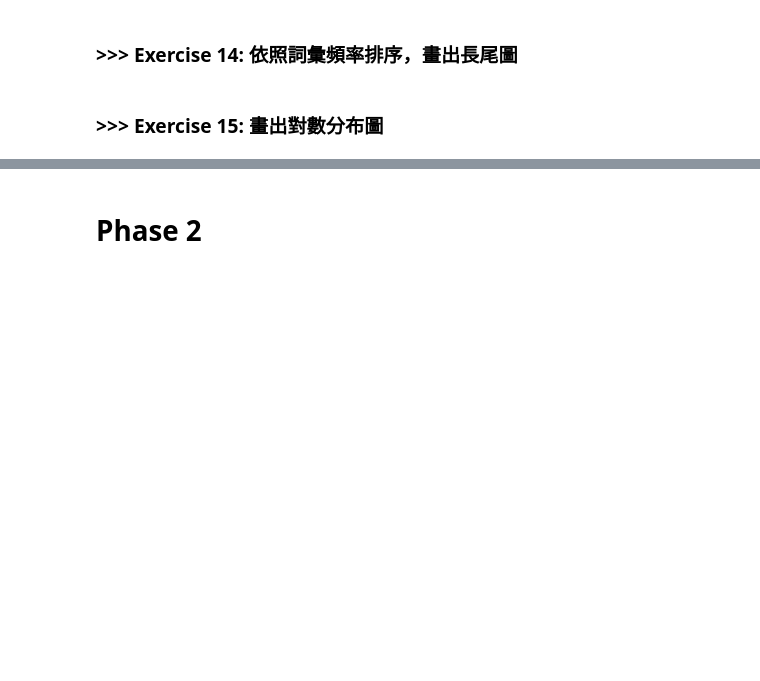
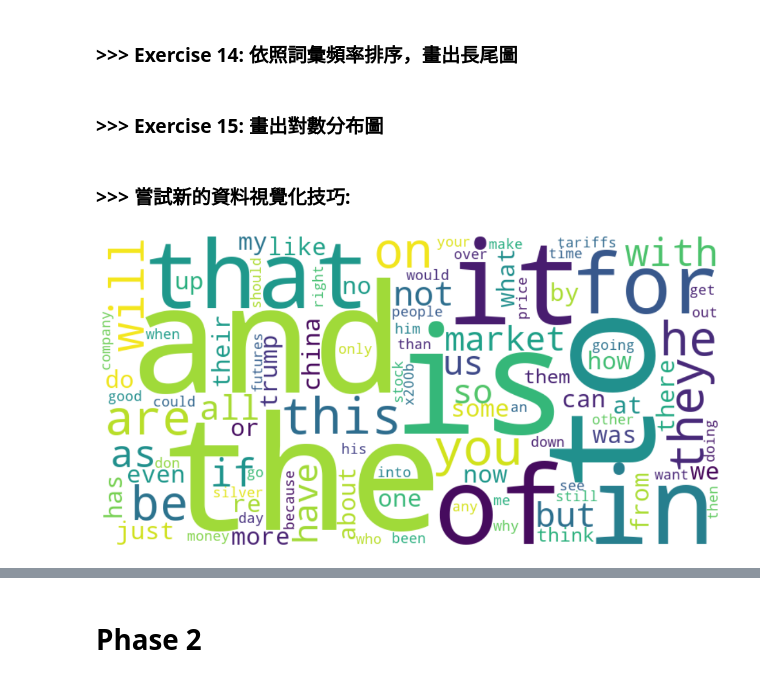
Before and after one commit to huayu1115/DM2025-Lab1-Exercise, a Jupyter notebook: DM2025-Lab1-Homework.ipynb, the cells around one changed output, grey strips where cells are left out. Saved outputs shown, nothing was run; the diff lists cells and outputs as text; code cells hidden in the pictures; blank space fills up the shorter version.

```diff
--- a/DM2025-Lab1-Homework.ipynb
+++ b/DM2025-Lab1-Homework.ipynb
@@ -387,3 +393,24 @@ sort_df = df.sort_values(by='frequency', ascending=False).head(400)
 # 畫圖
 fig = px.bar(sort_df, y='frequency', x='word', text_auto='.2s')
 fig.show()
+# %% [markdown]
+### **>>> 嘗試新的資料視覺化技巧:**
+# %%
+# Generate meaningful new data visualizations: wordcloud
+from wordcloud import WordCloud
+
+df_text = sort_df[:100]
+
+# 建立詞頻字典 {word: frequency}
+word_freq_dict = dict(zip(df_text['word'], df_text['frequency']))
+
+# 建立文字雲
+wordcloud = WordCloud(width=800, height=400, background_color='white').generate_from_frequencies(word_freq_dict)
+
+# 顯示文字雲
+plt.figure(figsize=(15, 7))
+plt.imshow(wordcloud, interpolation='bilinear')
+plt.axis("off")
+plt.show()
+# %% [output]
+[figure, added]
```
Also changed, not shown: parts of 4 cells of this notebook, 2 other files.
